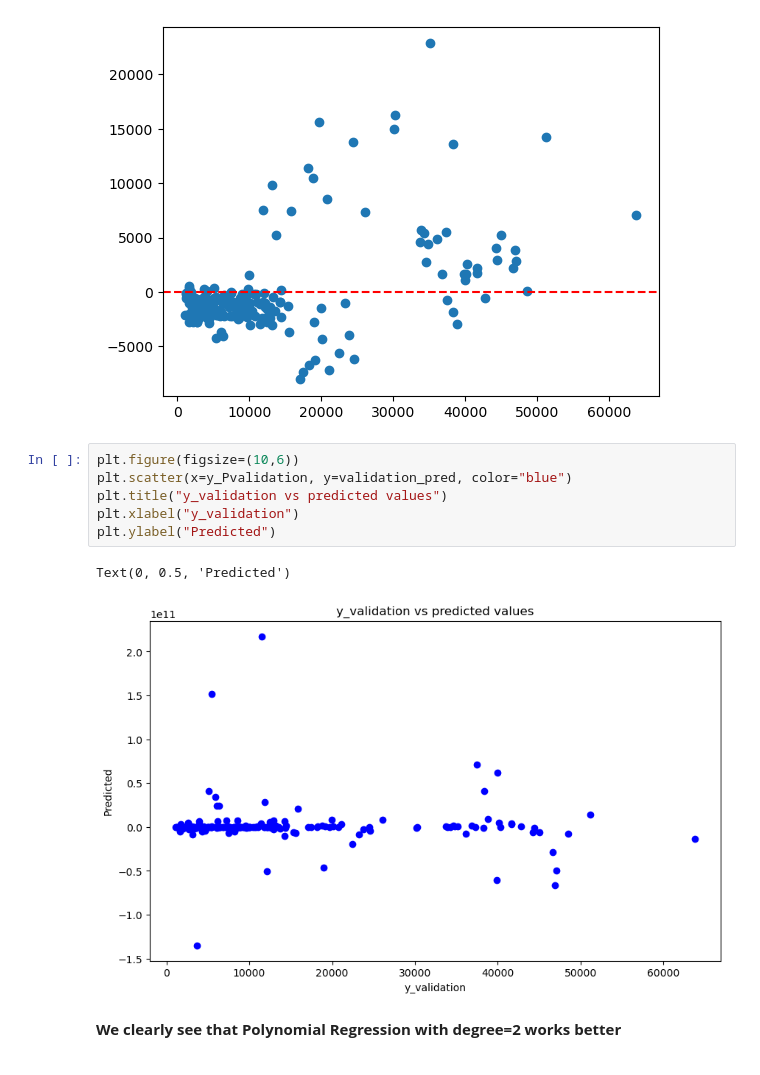
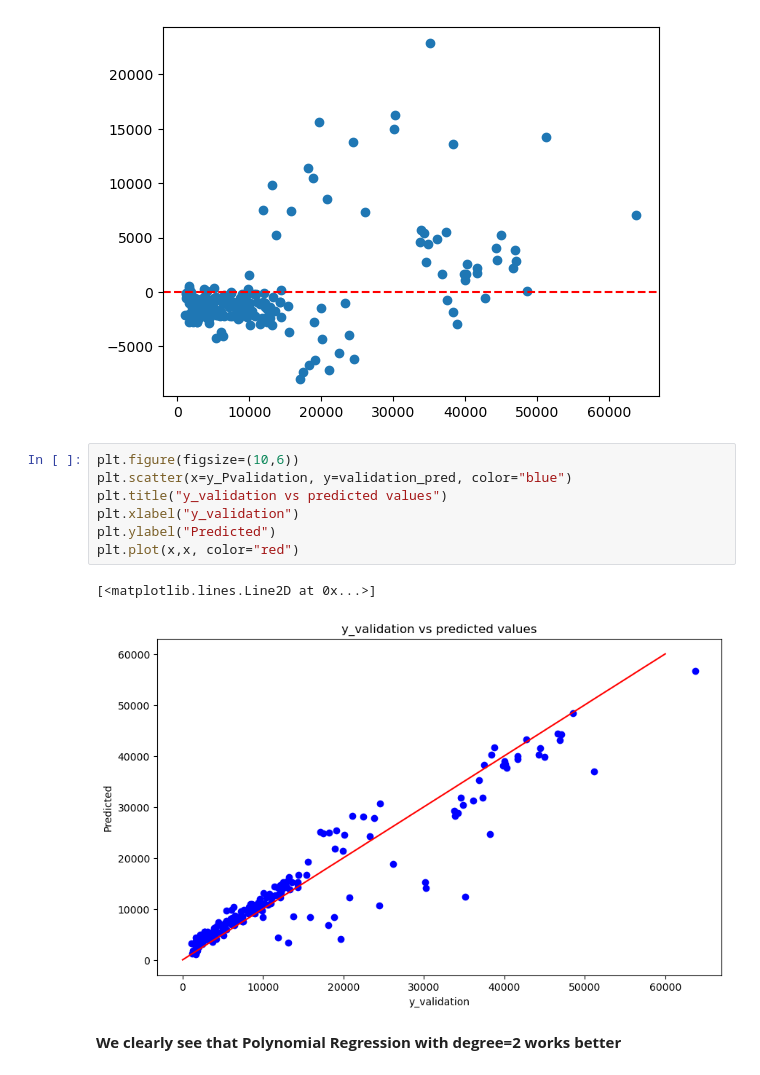
Before and after one commit to adamxszczepanski/SQL-and-ML-Projects, a Jupyter notebook: InsurancePrediction -1 ML model/Insurance prediction project ML.ipynb, the cells around one changed output. Cells and saved outputs as stored; diff of their text form.

```diff
--- a/InsurancePrediction -1 ML model/Insurance prediction project ML.ipynb
+++ b/InsurancePrediction -1 ML model/Insurance prediction project ML.ipynb
@@ -680,11 +680,12 @@ plt.axhline(y=0, color="red", linestyle='--')
 # %%
 plt.figure(figsize=(10,6))
 plt.scatter(x=y_Pvalidation, y=validation_pred, color="blue")
 plt.title("y_validation vs predicted values")
 plt.xlabel("y_validation")
 plt.ylabel("Predicted")
+plt.plot(x,x, color="red")
 # %% [output]
-Text(0, 0.5, 'Predicted')
+[<matplotlib.lines.Line2D at 0x...>]
-[figure, old version]
+[figure, new version]
 # %% [markdown]
 **We clearly see that Polynomial Regression with degree=2 works better**
```
